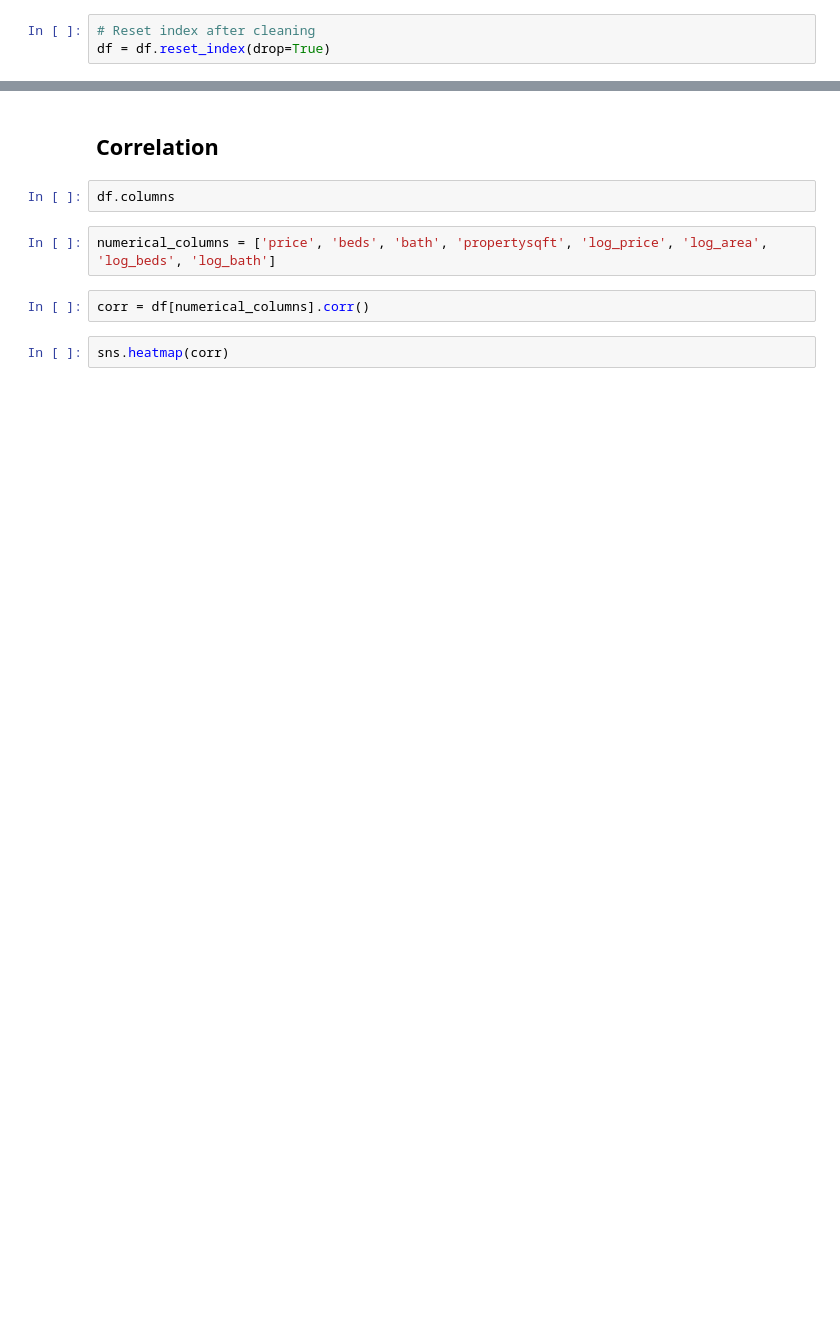
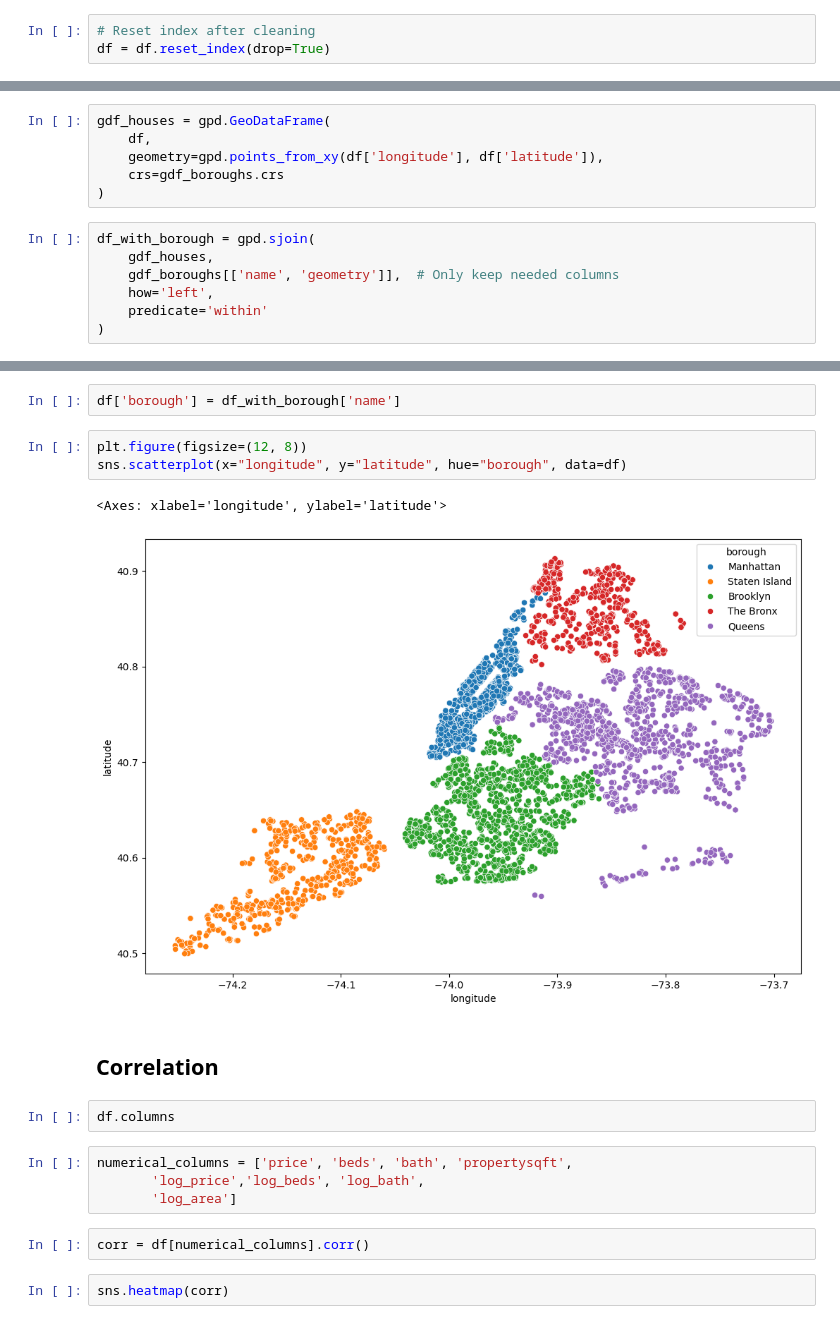
Before and after one commit to codekot/nyc-housing-project, a Jupyter notebook: notebooks/nyc_2024.ipynb, the cells around one changed output, grey strips where cells are left out. Drawn from its saved outputs; the diff is of its cells as text; blank space fills up the shorter version.

```diff
--- a/notebooks/nyc_2024.ipynb
+++ b/notebooks/nyc_2024.ipynb
@@ -1096,0 +1108,13 @@ break
+# %%
+gdf_houses = gpd.GeoDataFrame(
+    df,
+    geometry=gpd.points_from_xy(df['longitude'], df['latitude']),
+    crs=gdf_boroughs.crs
+)
+# %%
+df_with_borough = gpd.sjoin(
+    gdf_houses,
+    gdf_boroughs[['name', 'geometry']],  # Only keep needed columns
+    how='left',
+    predicate='within'
+)
@@ -1097,9 +1137,19 @@ break
+# %%
+df['borough'] = df_with_borough['name']
+# %%
+plt.figure(figsize=(12, 8))
+sns.scatterplot(x="longitude", y="latitude", hue="borough", data=df)
+# %% [output]
+<Axes: xlabel='longitude', ylabel='latitude'>
+[figure, added]
 # %% [markdown]
 ## Correlation
-# %%
-df.columns
+# %%
+df.columns
 # %%
-numerical_columns = ['price', 'beds', 'bath', 'propertysqft', 'log_price', 'log_area', 'log_beds', 'log_bath']
+numerical_columns = ['price', 'beds', 'bath', 'propertysqft',
+       'log_price','log_beds', 'log_bath',
+       'log_area']
 # %%
 corr = df[numerical_columns].corr()
 # %%
```
Also changed, not shown: parts of 12 cells of this notebook, 1 other file.
